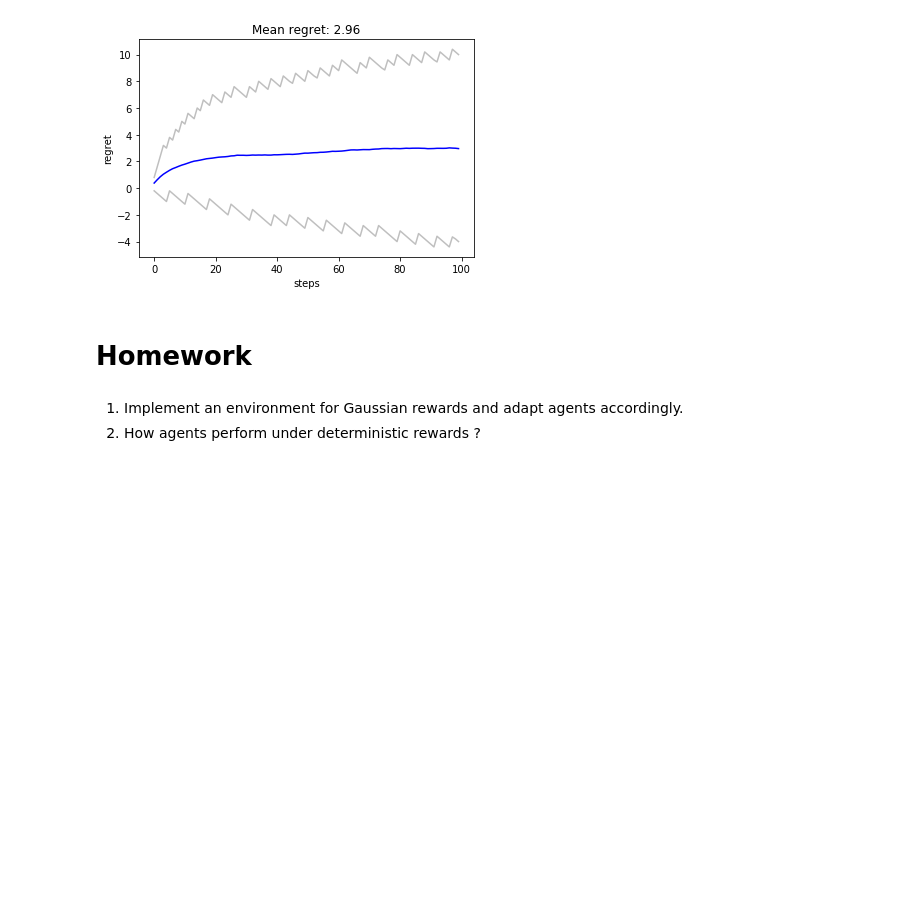
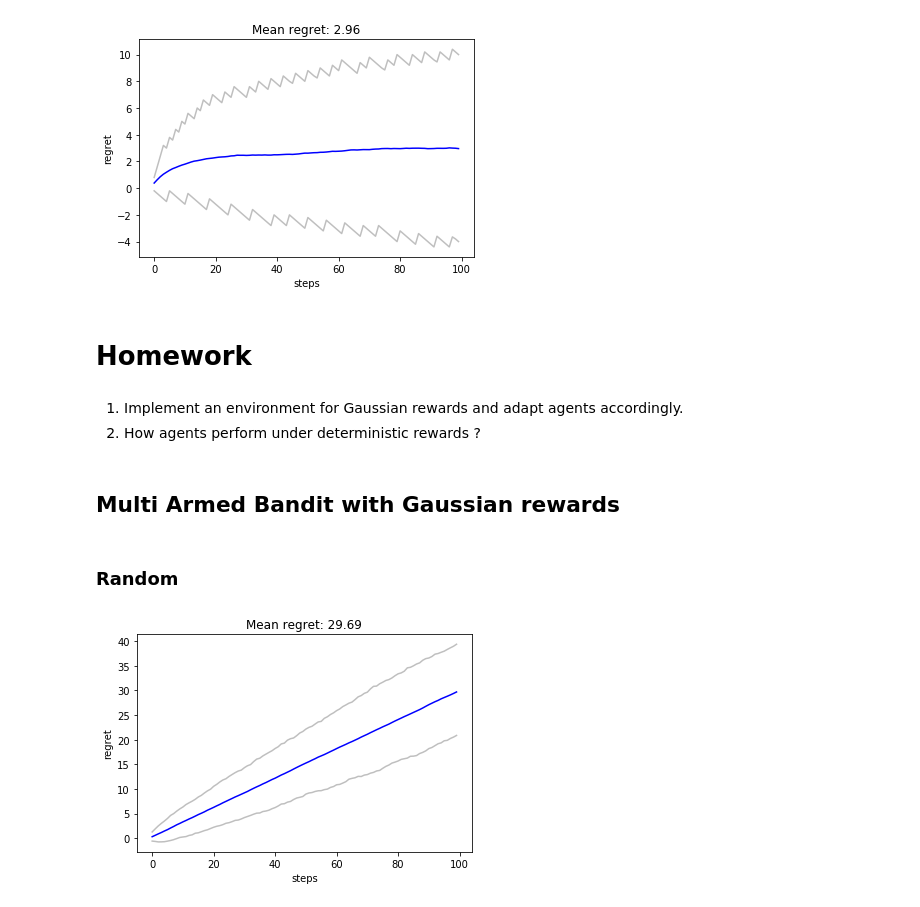
Before and after one commit to thibaultallart/IA316-2020, a Jupyter notebook: notebooks/1_bandits_solution.ipynb, the cells around one changed output. Cells and saved outputs as stored; diff of their text form; code cells hidden in the pictures; blank space fills up the shorter version.

```diff
--- a/notebooks/1_bandits_solution.ipynb
+++ b/notebooks/1_bandits_solution.ipynb
@@ -303,10 +305,10 @@ class BetaBernoulli(object):
 
 class Thompson_sampling:
     """ Thompson sampling agent. """
-    def __init__(self, nb_arms, seed=None):
+    def __init__(self, nb_arms, dist=BetaBernoulli, seed=None):
         self._nb_arms = nb_arms
         self._rng = np.random.RandomState(seed)
-        self._posterior = [BetaBernoulli() for i in range(self._nb_arms)]
+        self._posterior = [dist() for i in range(self._nb_arms)]
 
     def act(self):
         sample = np.array([self._posterior[i].sample(self._rng)
@@ -342,3 +344,47 @@ plt.show()
 # %% [markdown]
 1. Implement an environment for Gaussian rewards and adapt agents accordingly.
 2. How agents perform under deterministic rewards ?
+# %% [markdown]
+## Multi Armed Bandit with Gaussian rewards
+# %%
+class MABG:
+    """
+    Multi-Armed Bandit environment with gaussian rewards.
+    """
+    def __init__(self, mean_reward, std_reward, seed=None):
+        self._nb_arms = len(mean_reward)
+        self._mean_reward = mean_reward
+        self._std_reward = std_reward
+        self._rng = np.random.RandomState(seed)
+        self._optimal_return = np.max(self._mean_reward)
+
+    def step(self, action):
+        """ Play an action """
+        reward = self._rng.normal(loc=self._mean_reward[action],
+                                    scale=self._std_reward[action],
+                                    size=1)[0]
+        return reward
+# %% [markdown]
+### Random
+# %%
+nb_exp = 1000
+nb_steps = 100
+regret = np.zeros(nb_exp)
+regrets = np.zeros((nb_exp, nb_steps))
+for i in range(nb_exp):
+    env = MABG(mean_reward = [0.5, 0.2, 0.8],
+               std_reward = [0.5, 0.5, 0.5],
+               seed=i)
+    agent = Random(env._nb_arms, seed=i)
+    exp = run_exp(agent, env, nb_steps)
+    regret[i] = exp['regret']
+    regrets[i] = exp['cum_regrets']
+plt.plot(regrets.mean(axis=0), color='blue')
+plt.plot(np.quantile(regrets, 0.05,axis=0), color='grey', alpha=0.5)
+plt.plot(np.quantile(regrets, 0.95,axis=0), color='grey', alpha=0.5)
+plt.title('Mean regret: {:.2f}'.format(regret.mean()))
+plt.xlabel('steps')
+plt.ylabel('regret')
+plt.show()
+# %% [output]
+[figure, added]
```
Also changed, not shown: parts of 8 cells of this notebook.
